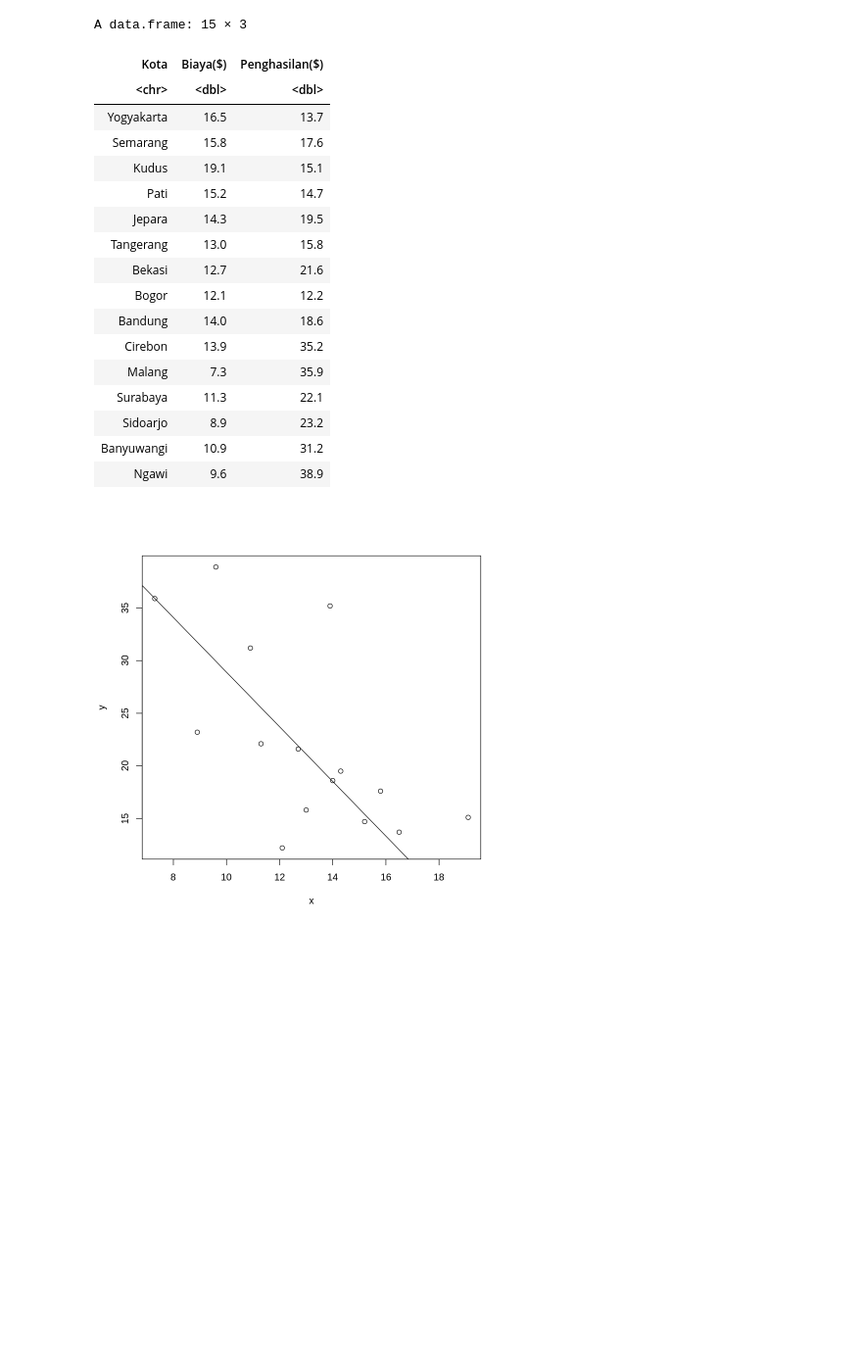
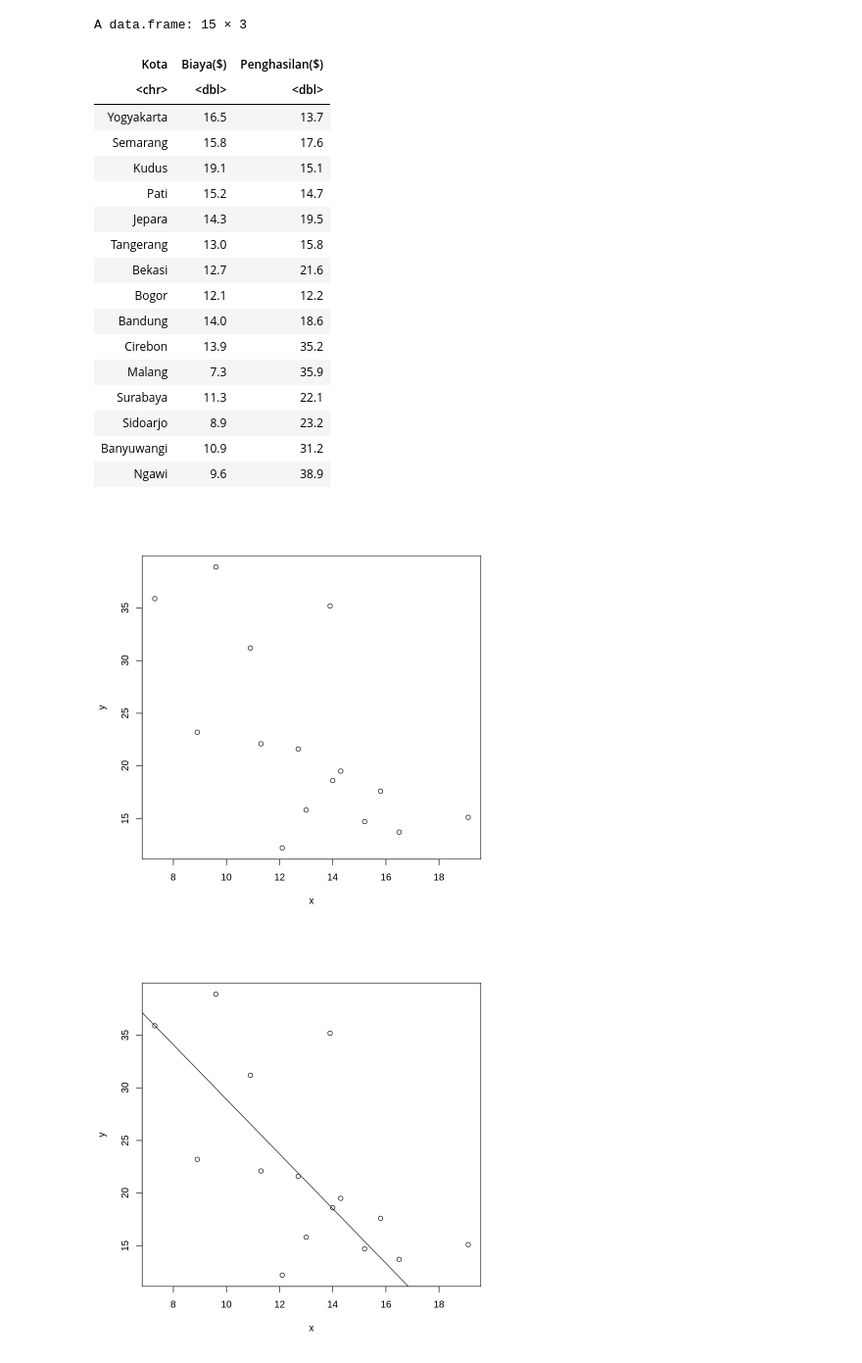
Before and after one commit to iizmyy/Analisis-dan-Visualisasi-Data, a Jupyter notebook: Modul_4.ipynb, the cells around one changed output. Shown: that part at 98% size. Saved outputs shown, nothing was run; the diff lists cells and outputs as text; code cells hidden in the pictures; blank space fills up the shorter version.

```diff
--- a/Modul_4.ipynb
+++ b/Modul_4.ipynb
@@ -3,32 +3,34 @@
 # %%
 kota <- c("Yogyakarta","Semarang","Kudus","Pati","Jepara","Tangerang","Bekasi",
 "Bogor","Bandung","Cirebon","Malang","Surabaya","Sidoarjo","Banyuwangi","Ngawi")
 x <- c(16.5, 15.8, 19.1, 15.2, 14.3, 13.0, 12.7, 12.1, 14.0,
 13.9, 7.3, 11.3, 8.9, 10.9, 9.6)
 y <- c(13.7, 17.6, 15.1, 14.7, 19.5, 15.8, 21.6, 12.2,
 18.6, 35.2, 35.9, 22.1, 23.2, 31.2, 38.9)
 data <- data.frame(kota,x,y)
 colnames(data) <- c("Kota","Biaya($)","Penghasilan($)")
+plot(x,y)
 data
 # %% [output]
 A data.frame: 15 × 3
 | Kota | Biaya($) | Penghasilan($) |
 | <chr> | <dbl> | <dbl> |
 | Yogyakarta | 16.5 | 13.7 |
 | Semarang | 15.8 | 17.6 |
 | Kudus | 19.1 | 15.1 |
 | Pati | 15.2 | 14.7 |
 | Jepara | 14.3 | 19.5 |
 | Tangerang | 13.0 | 15.8 |
 | Bekasi | 12.7 | 21.6 |
 | Bogor | 12.1 | 12.2 |
 | Bandung | 14.0 | 18.6 |
 | Cirebon | 13.9 | 35.2 |
 | Malang | 7.3 | 35.9 |
 | Surabaya | 11.3 | 22.1 |
 | Sidoarjo | 8.9 | 23.2 |
 | Banyuwangi | 10.9 | 31.2 |
 | Ngawi | 9.6 | 38.9 |
+[figure, added]
 # %%
 plot(x,y)
 abline(54.87204, -2.596774)
```
Also changed, not shown: parts of 4 cells of this notebook.
